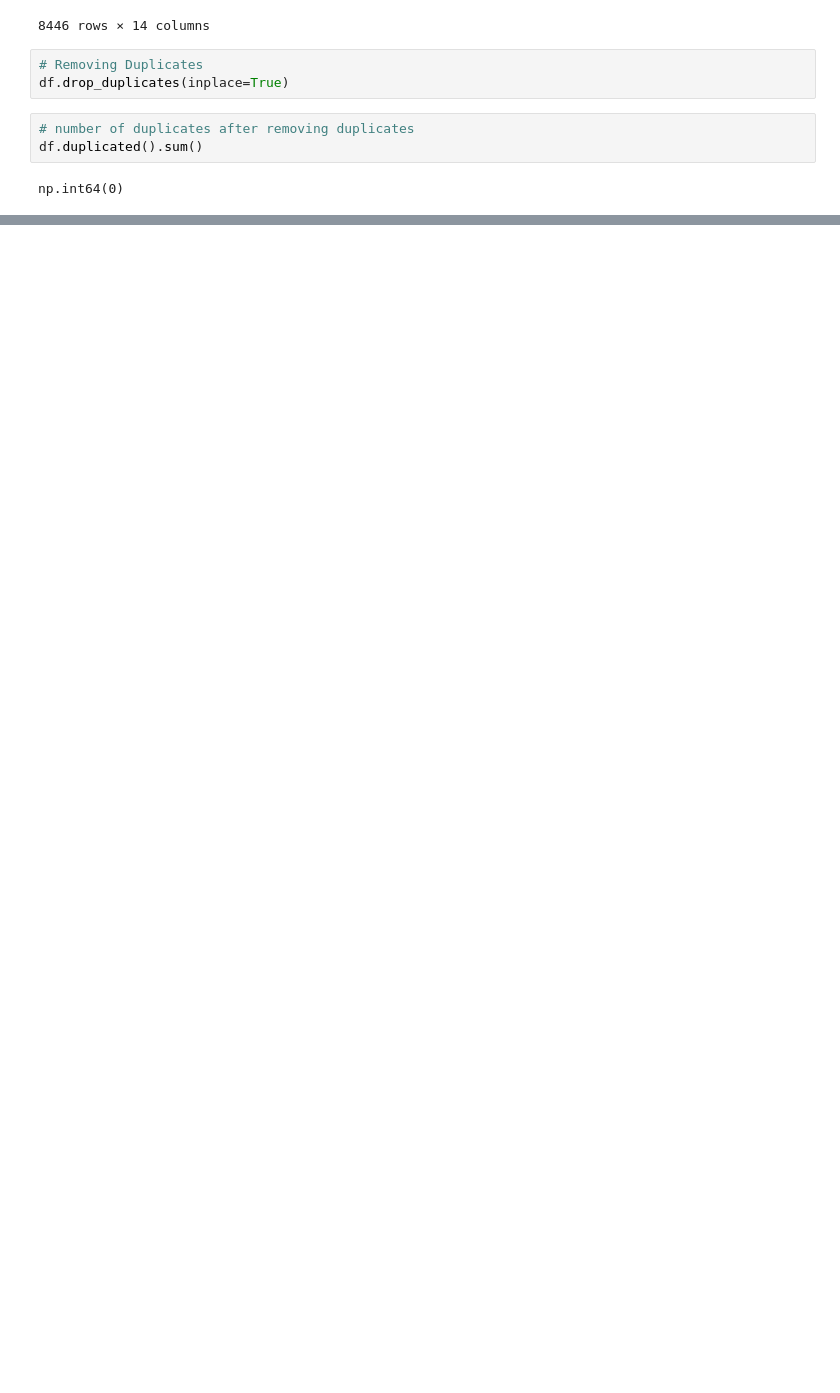
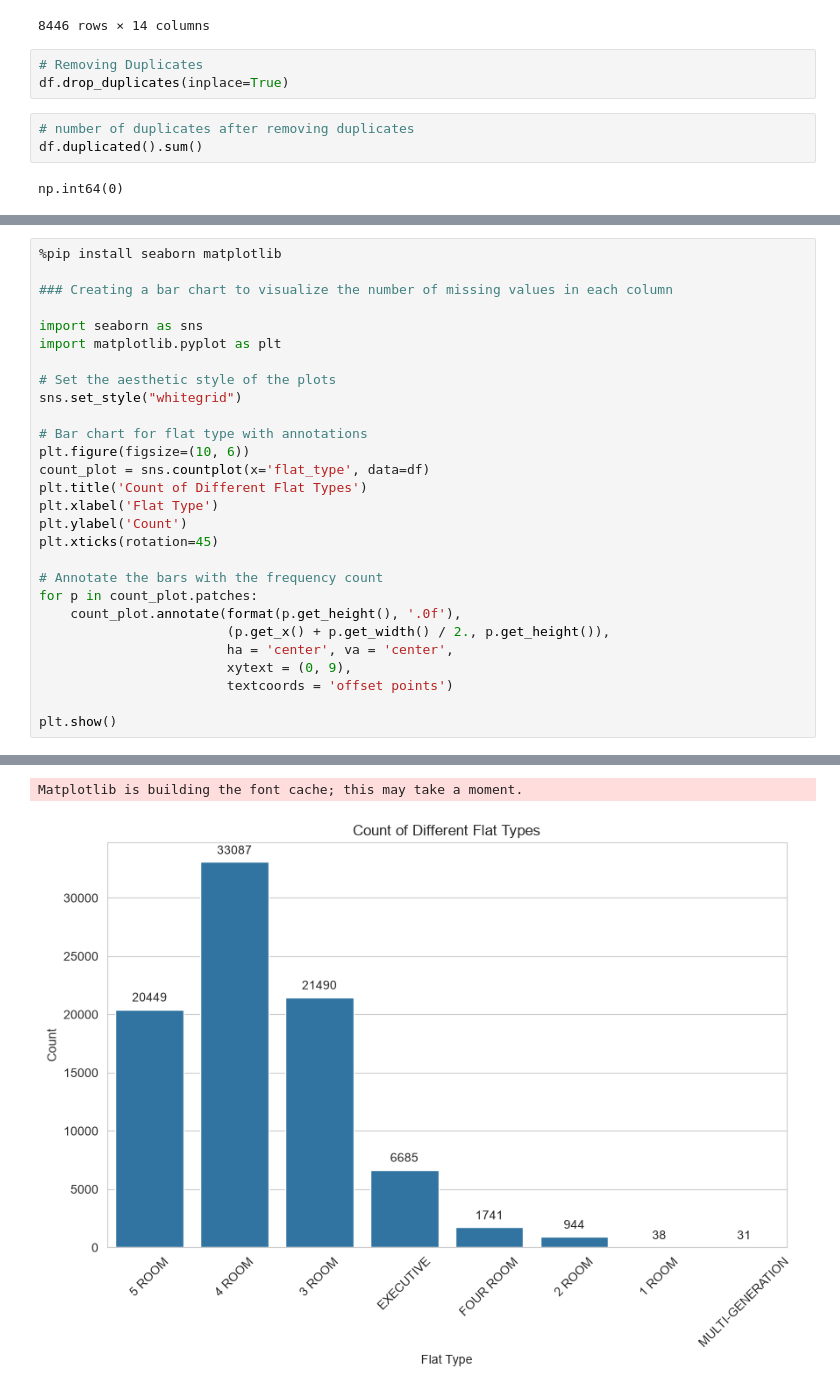
Before and after one commit to spideyeng/AIAPFoundation, a Jupyter notebook: module 3/EDA.ipynb, the cells around one changed output, grey strips where cells are left out. Cells and saved outputs as stored; diff of their text form; blank space fills up the shorter version.

```diff
--- a/module 3/EDA.ipynb
+++ b/module 3/EDA.ipynb
@@ -152,0 +158,29 @@ np.int64(0)
+# %%
+%pip install seaborn matplotlib
+
+### Creating a bar chart to visualize the number of missing values in each column
+
+import seaborn as sns
+import matplotlib.pyplot as plt
+
+# Set the aesthetic style of the plots
+sns.set_style("whitegrid")
+
+# Bar chart for flat type with annotations
+plt.figure(figsize=(10, 6))
+count_plot = sns.countplot(x='flat_type', data=df)
+plt.title('Count of Different Flat Types')
+plt.xlabel('Flat Type')
+plt.ylabel('Count')
+plt.xticks(rotation=45)
+
+# Annotate the bars with the frequency count
+for p in count_plot.patches:
+    count_plot.annotate(format(p.get_height(), '.0f'),
+                        (p.get_x() + p.get_width() / 2., p.get_height()),
+                        ha = 'center', va = 'center',
+                        xytext = (0, 9),
+                        textcoords = 'offset points')
+
+plt.show()
+# %% [output]
@@ -152,0 +204,2 @@ np.int64(0)
+Matplotlib is building the font cache; this may take a moment.
+[figure, added]
```
Also changed, not shown: parts of 7 cells of this notebook.
